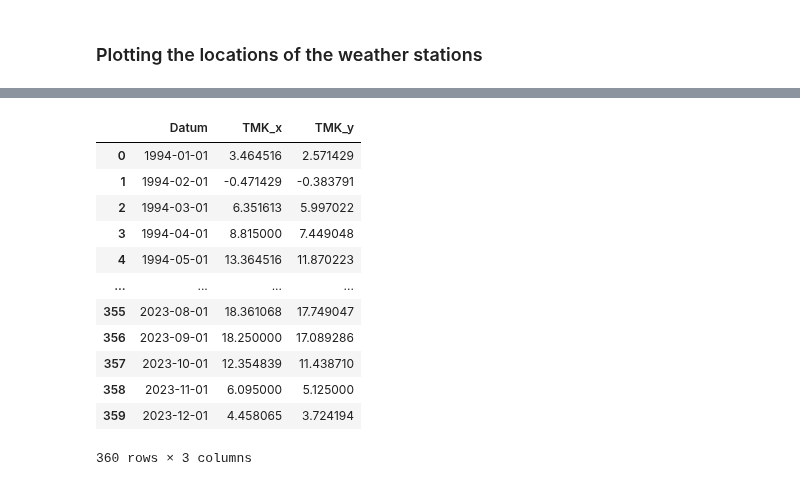
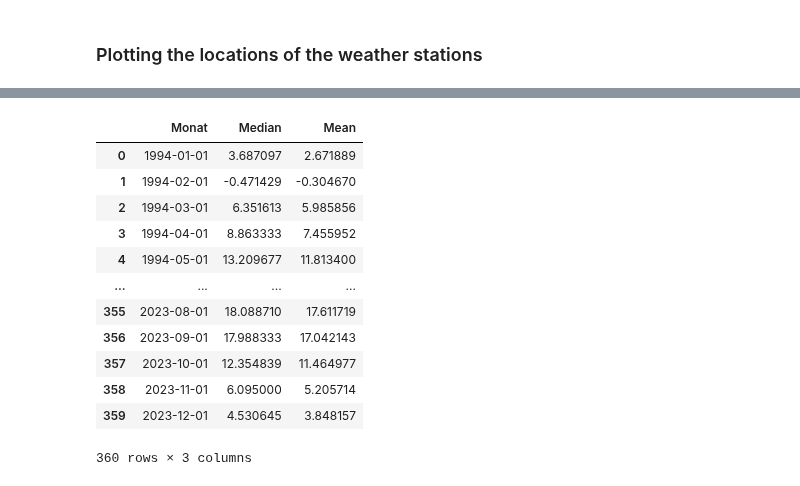
Before and after one commit to Fxvdi/dabi2-project, a Jupyter notebook: geographie.ipynb, the cells around one changed output, grey strips where cells are left out. Cells and saved outputs as stored; diff of their text form; code cells hidden in the pictures.

```diff
--- a/geographie.ipynb
+++ b/geographie.ipynb
@@ -276,22 +276,23 @@ fig2 = px.imshow(corr,
                 height=500)
 fig2.show()
 # %%
-average_temp = data.groupby("Datum")["TMK"].mean().reset_index()
-median_temp = data.groupby("Datum")["TMK"].median().reset_index()
+average_temp = data.groupby("Datum")[" TMK"].mean().reset_index()
+median_temp = data.groupby("Datum")[" TMK"].median().reset_index()
 temp_data = pd.merge(median_temp, average_temp, on="Datum")
+temp_data = temp_data.rename(columns={'Datum': 'Monat', ' TMK_x': 'Median', ' TMK_y': 'Mean'})
 temp_data
 # %% [output]
-|  | Datum | TMK_x | TMK_y |
-| 0 | 1994-01-01 | 3.464516 | 2.571429 |
-| 1 | 1994-02-01 | -0.471429 | -0.383791 |
-| 2 | 1994-03-01 | 6.351613 | 5.997022 |
-| 3 | 1994-04-01 | 8.815000 | 7.449048 |
-| 4 | 1994-05-01 | 13.364516 | 11.870223 |
+|  | Monat | Median | Mean |
+| 0 | 1994-01-01 | 3.687097 | 2.671889 |
+| 1 | 1994-02-01 | -0.471429 | -0.304670 |
+| 2 | 1994-03-01 | 6.351613 | 5.985856 |
+| 3 | 1994-04-01 | 8.863333 | 7.455952 |
+| 4 | 1994-05-01 | 13.209677 | 11.813400 |
 | ... | ... | ... | ... |
-| 355 | 2023-08-01 | 18.361068 | 17.749047 |
-| 356 | 2023-09-01 | 18.250000 | 17.089286 |
-| 357 | 2023-10-01 | 12.354839 | 11.438710 |
-| 358 | 2023-11-01 | 6.095000 | 5.125000 |
-| 359 | 2023-12-01 | 4.458065 | 3.724194 |
+| 355 | 2023-08-01 | 18.088710 | 17.611719 |
+| 356 | 2023-09-01 | 17.988333 | 17.042143 |
+| 357 | 2023-10-01 | 12.354839 | 11.464977 |
+| 358 | 2023-11-01 | 6.095000 | 5.205714 |
+| 359 | 2023-12-01 | 4.530645 | 3.848157 |
 360 rows × 3 columns
 # %%
```
Also changed, not shown: parts of 7 cells of this notebook, 3 other files.
